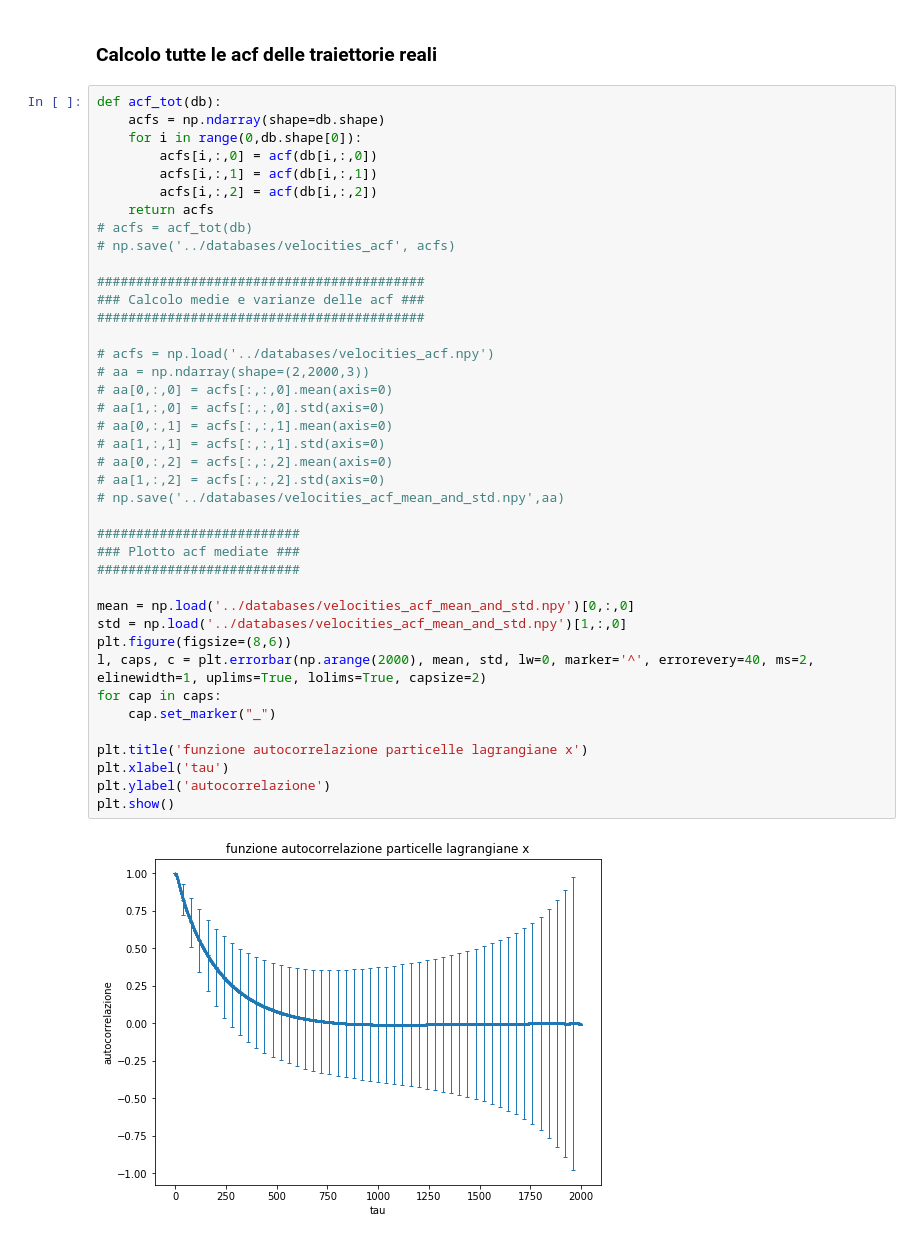
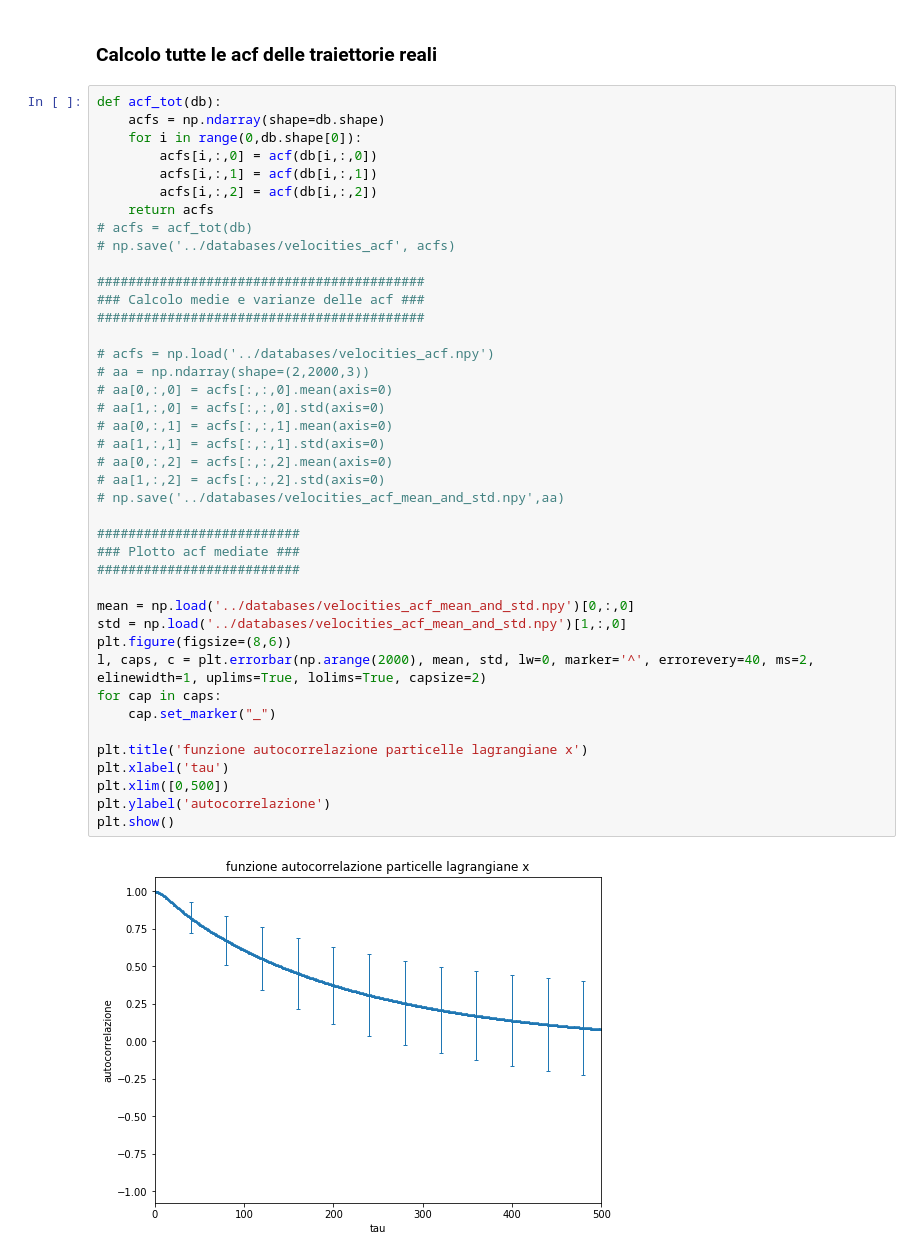
Before and after one commit to scarpma/lagrangian, a Jupyter notebook: pdf_plot.ipynb, the cells around one changed output. Cells and saved outputs as stored; diff of their text form.

```diff
--- a/pdf_plot.ipynb
+++ b/pdf_plot.ipynb
@@ -169,31 +164,32 @@ def acf_tot(db):
 ##########################################
 ### Calcolo medie e varianze delle acf ###
 ##########################################
 
 # acfs = np.load('../databases/velocities_acf.npy')
 # aa = np.ndarray(shape=(2,2000,3))
 # aa[0,:,0] = acfs[:,:,0].mean(axis=0)
 # aa[1,:,0] = acfs[:,:,0].std(axis=0)
 # aa[0,:,1] = acfs[:,:,1].mean(axis=0)
 # aa[1,:,1] = acfs[:,:,1].std(axis=0)
 # aa[0,:,2] = acfs[:,:,2].mean(axis=0)
 # aa[1,:,2] = acfs[:,:,2].std(axis=0)
 # np.save('../databases/velocities_acf_mean_and_std.npy',aa)
 
 ##########################
 ### Plotto acf mediate ###
 ##########################
 
 mean = np.load('../databases/velocities_acf_mean_and_std.npy')[0,:,0]
 std = np.load('../databases/velocities_acf_mean_and_std.npy')[1,:,0]
 plt.figure(figsize=(8,6))
 l, caps, c = plt.errorbar(np.arange(2000), mean, std, lw=0, marker='^', errorevery=40, ms=2, elinewidth=1, uplims=True, lolims=True, capsize=2)
 for cap in caps:
     cap.set_marker("_")
 
 plt.title('funzione autocorrelazione particelle lagrangiane x')
 plt.xlabel('tau')
+plt.xlim([0,500])
 plt.ylabel('autocorrelazione')
 plt.show()
 # %% [output]
-[figure, old version]
+[figure, new version]
```
Also changed, not shown: parts of 3 cells of this notebook, 23 other files.
